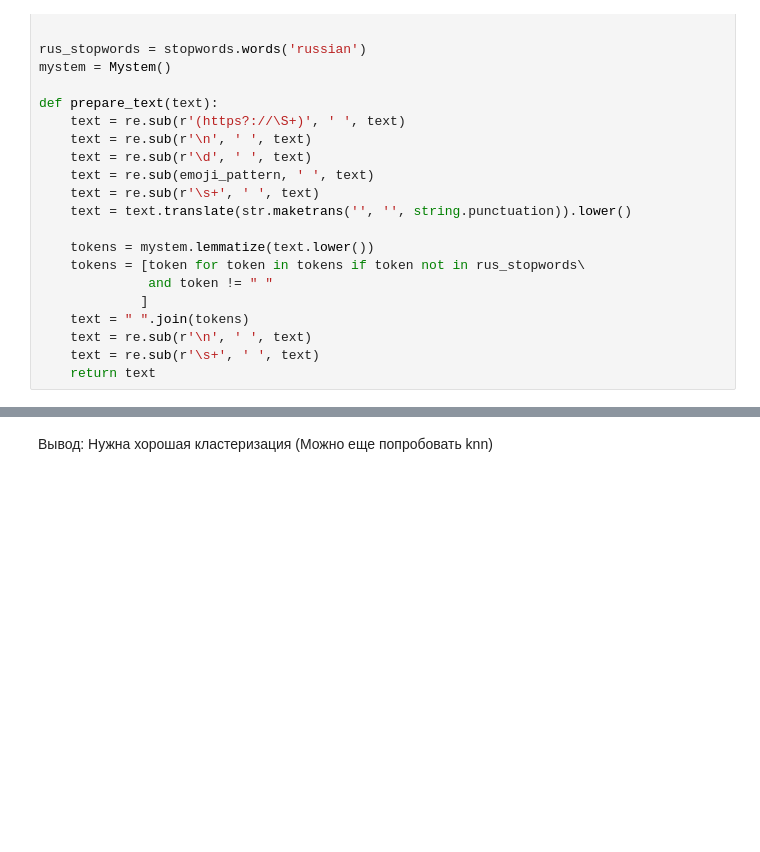
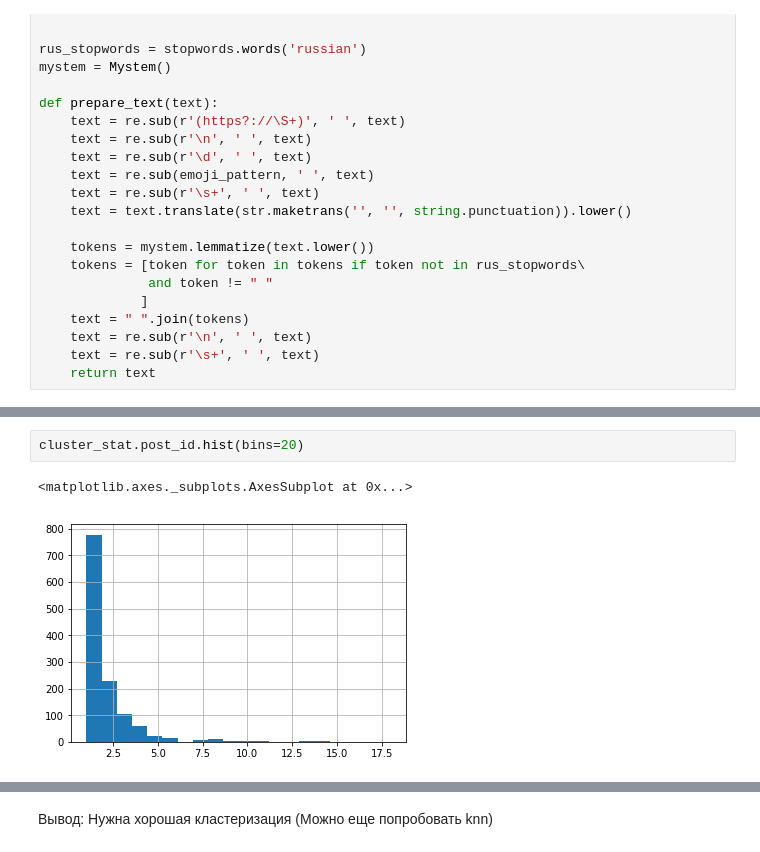
Before and after one commit to MADE-realtime/realtime_news, a Jupyter notebook: EDA/VkTgVis.ipynb, the cells around one changed output, grey strips where cells are left out. Drawn from its saved outputs; the diff is of its cells as text; blank space fills up the shorter version.

```diff
--- a/EDA/VkTgVis.ipynb
+++ b/EDA/VkTgVis.ipynb
@@ -205,0 +242,5 @@ cluster_stat.sort_values('post_id', ascending=False)
+# %%
+cluster_stat.post_id.hist(bins=20)
+# %% [output]
+<matplotlib.axes._subplots.AxesSubplot at 0x...>
+[figure, added]
```
Also changed, not shown: parts of 12 cells of this notebook.
